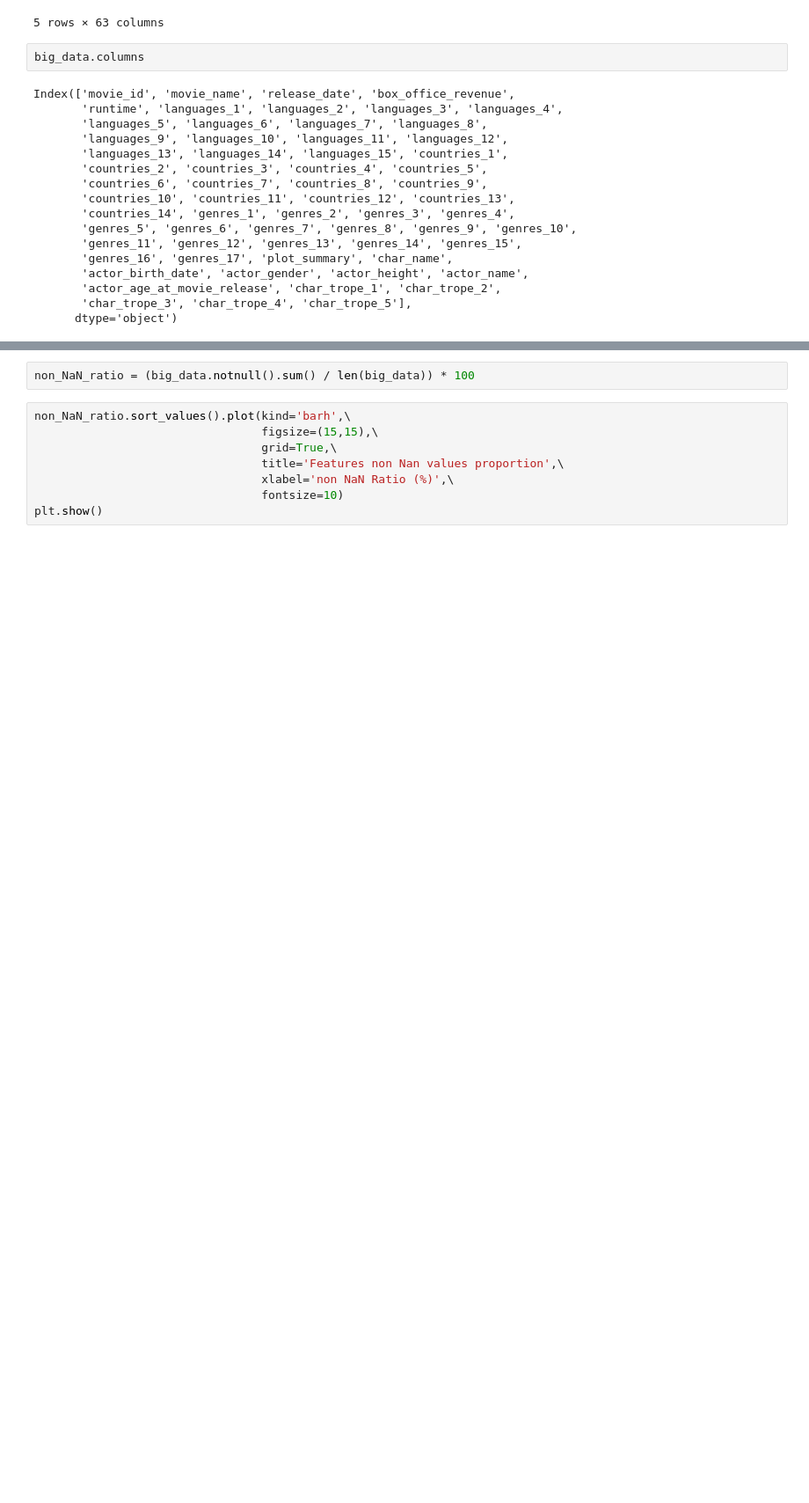
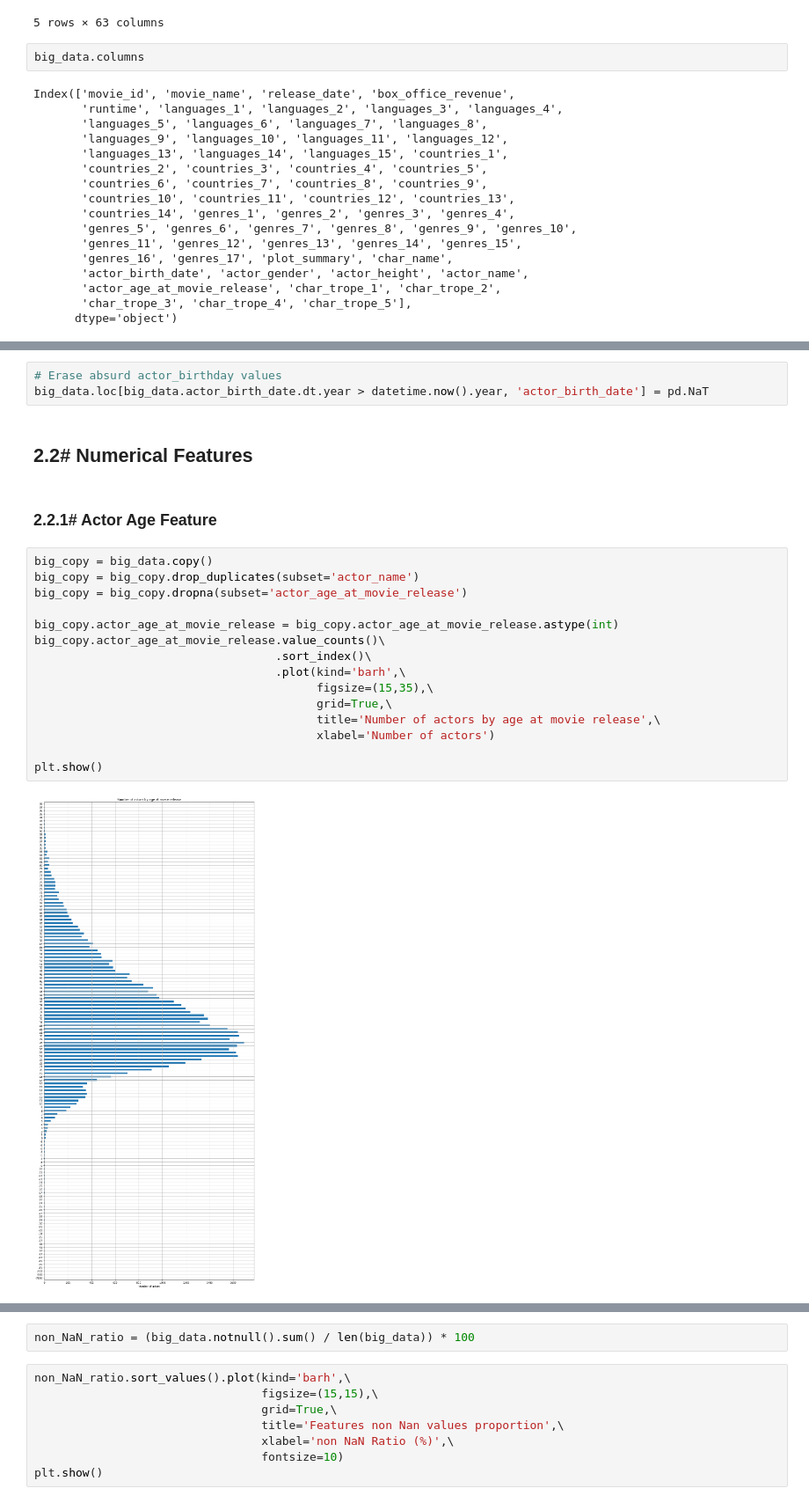
Before and after one commit to epfl-ada/ada-2022-project-adlucere2022, a Jupyter notebook: InitialDataExploration_Raph.ipynb, the cells around one changed output, grey strips where cells are left out. Shown: that part at 88% size. Saved outputs shown, nothing was run; the diff lists cells and outputs as text; blank space fills up the shorter version.

```diff
--- a/InitialDataExploration_Raph.ipynb
+++ b/InitialDataExploration_Raph.ipynb
@@ -329,0 +394,24 @@ Index(['movie_id', 'movie_name', 'release_date', 'box_office_revenue',
+# %%
+# Erase absurd actor_birthday values
+big_data.loc[big_data.actor_birth_date.dt.year > datetime.now().year, 'actor_birth_date'] = pd.NaT
+# %% [markdown]
+## 2.2# Numerical Features
+# %% [markdown]
+### 2.2.1# Actor Age Feature
+# %%
+big_copy = big_data.copy()
+big_copy = big_copy.drop_duplicates(subset='actor_name')
+big_copy = big_copy.dropna(subset='actor_age_at_movie_release')
+
+big_copy.actor_age_at_movie_release = big_copy.actor_age_at_movie_release.astype(int)
+big_copy.actor_age_at_movie_release.value_counts()\
+                                   .sort_index()\
+                                   .plot(kind='barh',\
+                                         figsize=(15,35),\
+                                         grid=True,\
+                                         title='Number of actors by age at movie release',\
+                                         xlabel='Number of actors')
+
+plt.show()
+# %% [output]
+[figure, added]
```
Also changed, not shown: parts of 28 cells of this notebook.
